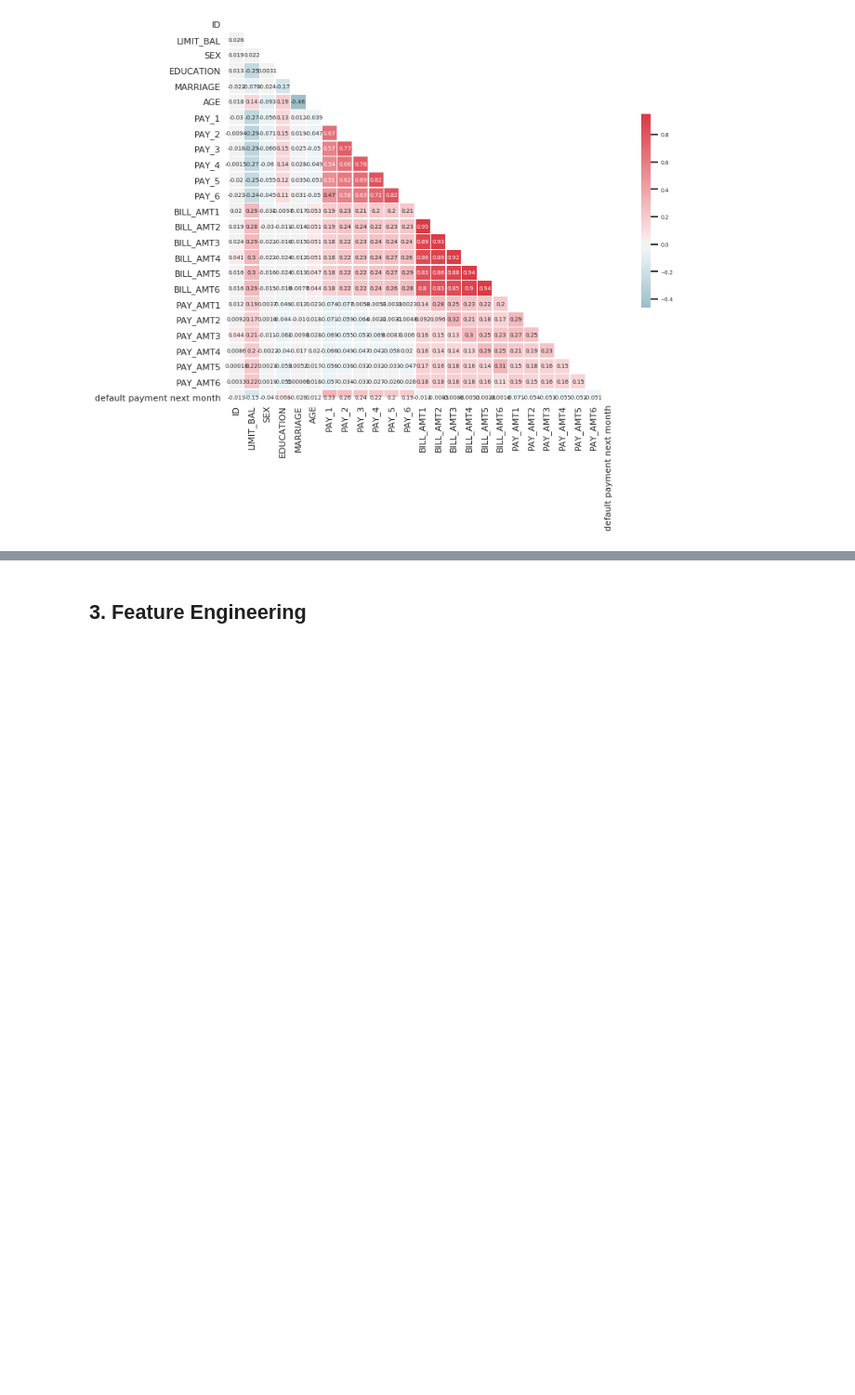
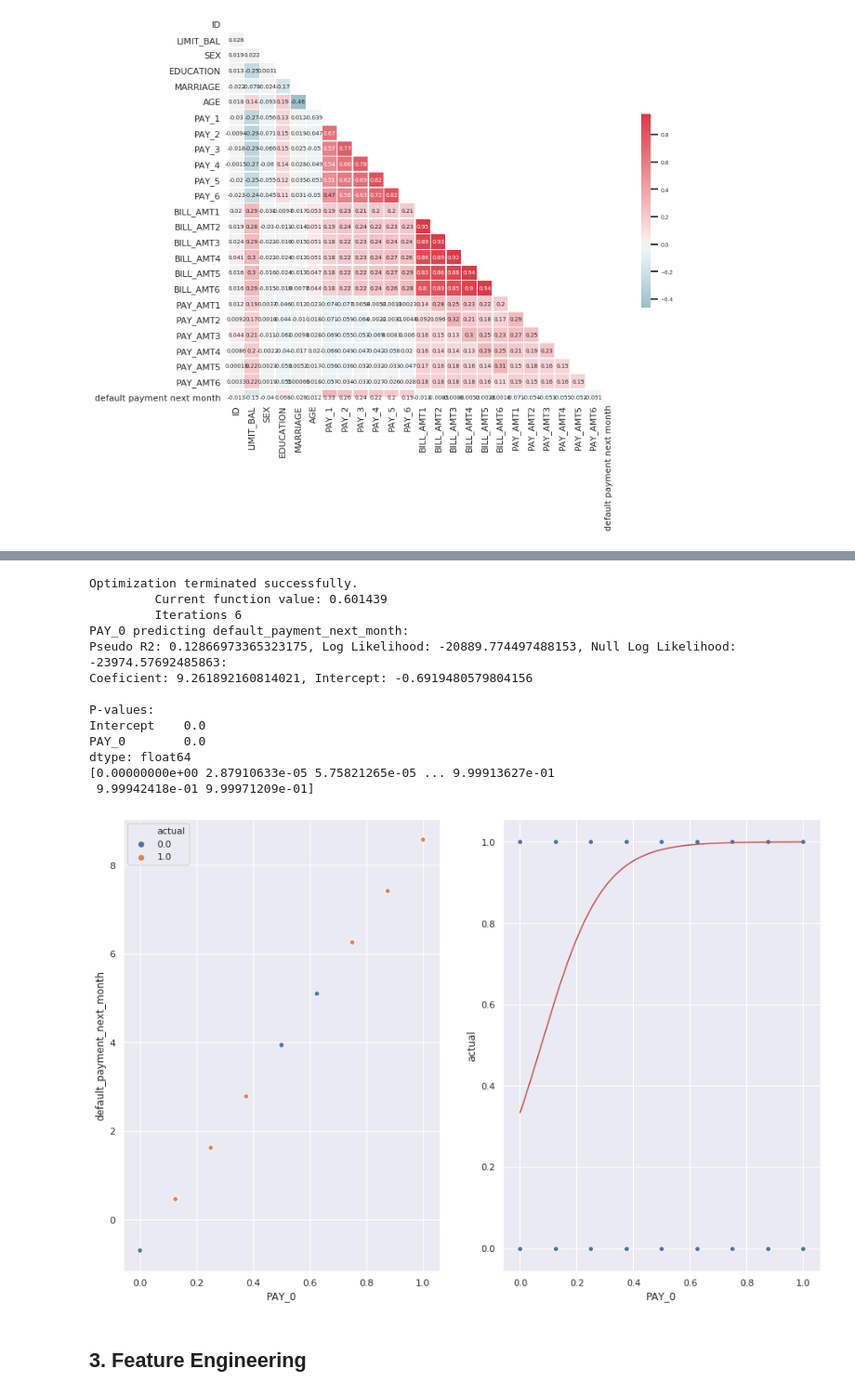
Before and after one commit to coreyautoforkingbufferaccount/nyc-mhtn-ds-021720, a Jupyter notebook: week_7/classification-assessment/working_dir/classification-assessment.ipynb, the cells around one changed output, grey strips where cells are left out. Shown at 93% size. Drawn from its saved outputs; the diff is of its cells as text; code cells hidden in the pictures; blank space fills up the shorter version.

```diff
--- a/week_7/classification-assessment/working_dir/classification-assessment.ipynb
+++ b/week_7/classification-assessment/working_dir/classification-assessment.ipynb
@@ -100,7 +93,0 @@ plot_stacked_proportion(visualize, "MARRIAGE", 'default payment next month', .2,
-# %%
-# EDA for education vs default payment
-sns.set(rc = {'figure.figsize':(9,7)})
-sns.set_context('talk' , font_scale=0.7)
-edu = sns.countplot(x = 'EDUCATION'  ,hue='default payment next month', data = df)
-edu.set_xticklabels(['Graduate School' , 'University' , 'High School' , 'Other'])
-plt.show()
@@ -129,3 +102,25 @@ graph.sb_multiplot(sns.boxplot)
+# %%
+graph = LinearityTest(data.get_df().reset_index(), 2, figsize=(15,10))
+graph.sb_linearity_test('PAY_0', 'default payment next month', True)
+
+#It appears that there is minimal linear relationship of the log odds for this dataset.
+#The strongest performing variable in this regards was Pay 0 which had a pseudo R squared
+#of .12.
+# %% [output]
+Optimization terminated successfully.
+         Current function value: 0.601439
+         Iterations 6
+PAY_0 predicting default_payment_next_month:
+Pseudo R2: 0.12866973365323175, Log Likelihood: -20889.774497488153, Null Log Likelihood: -23974.57692485863:
+Coeficient: 9.261892160814021, Intercept: -0.6919480579804156
+
+P-values:
+Intercept    0.0
+PAY_0        0.0
+dtype: float64
+[0.00000000e+00 2.87910633e-05 5.75821265e-05 ... 9.99913627e-01
+ 9.99942418e-01 9.99971209e-01]
+[figure, added]
 # %% [markdown]
 ## 3. Feature Engineering
 # %%
```
Also changed, not shown: parts of 36 cells of this notebook, 2 other files.
